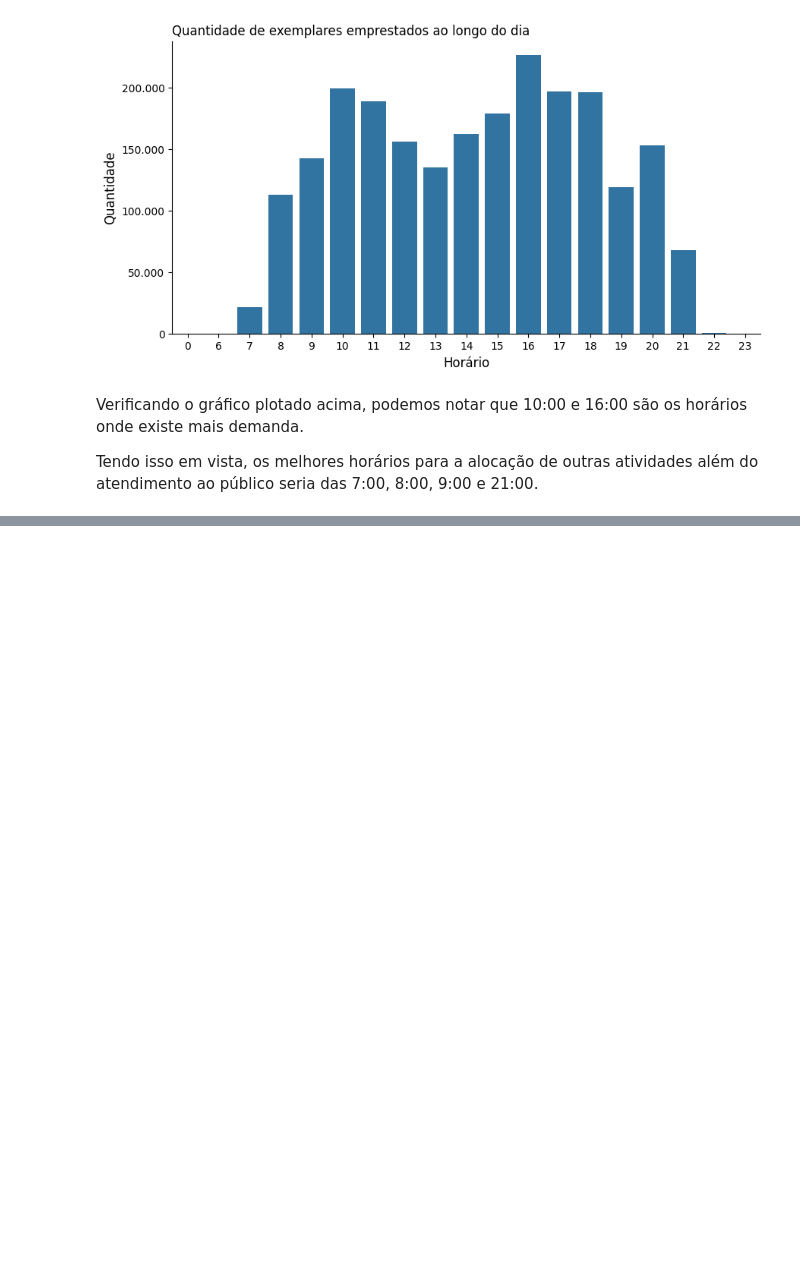
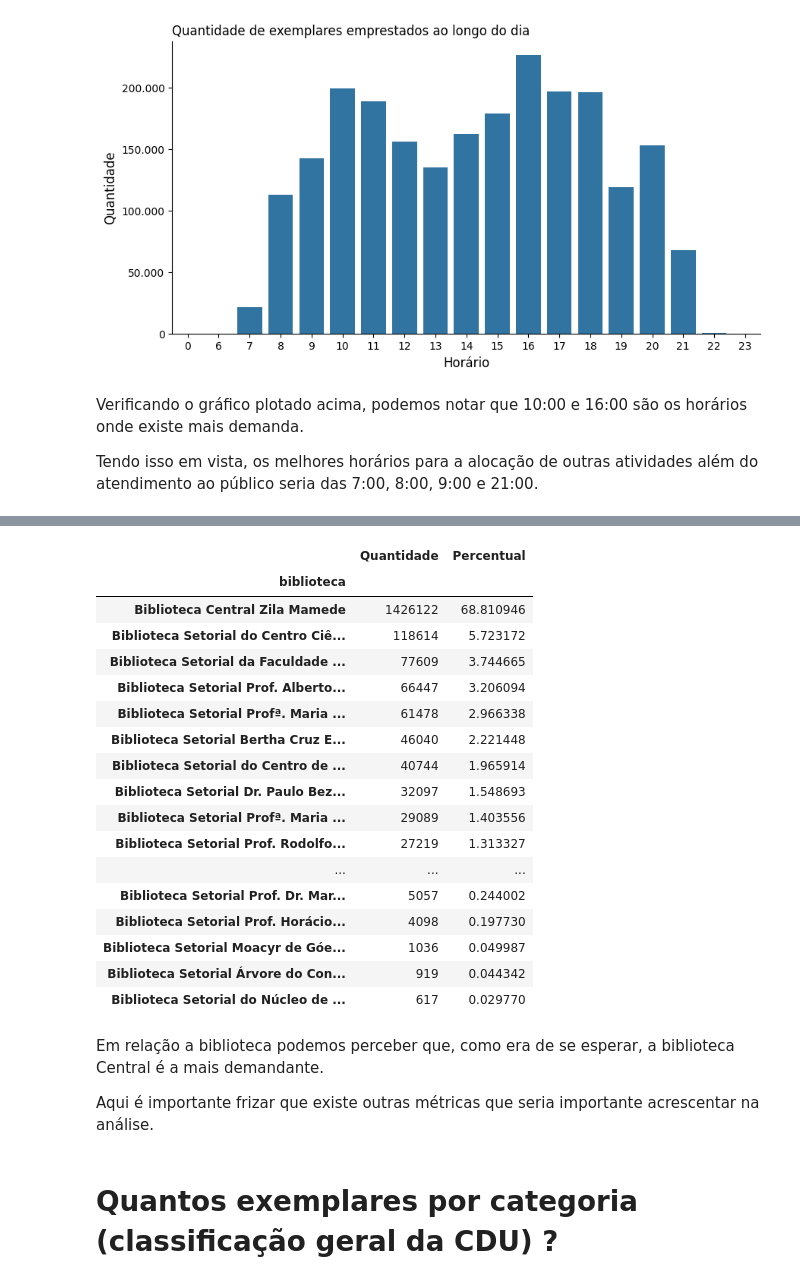
Before and after one commit to anacastrocc/-7DaysOfCode, a Jupyter notebook: _7DaysOfCode.ipynb, the cells around one changed output, grey strips where cells are left out. Cells and saved outputs as stored; diff of their text form; code cells hidden in the pictures; blank space fills up the shorter version.

```diff
--- a/_7DaysOfCode.ipynb
+++ b/_7DaysOfCode.ipynb
@@ -547,0 +745,32 @@ Tendo isso em vista, os melhores horários para a alocação de outras atividade
+# %%
+quantidade_biblioteca = emprestimos_acervo['biblioteca'].value_counts()
+# %%
+percentual_biblioteca = emprestimos_acervo['biblioteca'].value_counts(normalize=True)*100
+# %%
+biblioteca = pd.DataFrame({'Quantidade': quantidade_biblioteca, 'Percentual': percentual_biblioteca})
+biblioteca
+# %% [output]
+|  | Quantidade | Percentual |
+| biblioteca |  |  |
+| Biblioteca Central Zila Mamede | 1426122 | 68.810946 |
+| Biblioteca Setorial do Centro Ciê... | 118614 | 5.723172 |
+| Biblioteca Setorial da Faculdade ... | 77609 | 3.744665 |
+| Biblioteca Setorial Prof. Alberto... | 66447 | 3.206094 |
+| Biblioteca Setorial Profª. Maria ... | 61478 | 2.966338 |
+| Biblioteca Setorial Bertha Cruz E... | 46040 | 2.221448 |
+| Biblioteca Setorial do Centro de ... | 40744 | 1.965914 |
+| Biblioteca Setorial Dr. Paulo Bez... | 32097 | 1.548693 |
+| Biblioteca Setorial Profª. Maria ... | 29089 | 1.403556 |
+| Biblioteca Setorial Prof. Rodolfo... | 27219 | 1.313327 |
+| ... | ... | ... |
+| Biblioteca Setorial Prof. Dr. Mar... | 5057 | 0.244002 |
+| Biblioteca Setorial Prof. Horácio... | 4098 | 0.197730 |
+| Biblioteca Setorial Moacyr de Góe... | 1036 | 0.049987 |
+| Biblioteca Setorial Árvore do Con... | 919 | 0.044342 |
+| Biblioteca Setorial do Núcleo de ... | 617 | 0.029770 |
+# %% [markdown]
+Em relação a biblioteca podemos perceber que, como era de se esperar, a biblioteca Central é a mais demandante.
+
+Aqui é importante frizar que existe outras métricas que seria importante acrescentar na análise.
+# %% [markdown]
+# Quantos exemplares por categoria (classificação geral da CDU) ?
```
Also changed, not shown: parts of 25 cells of this notebook.
